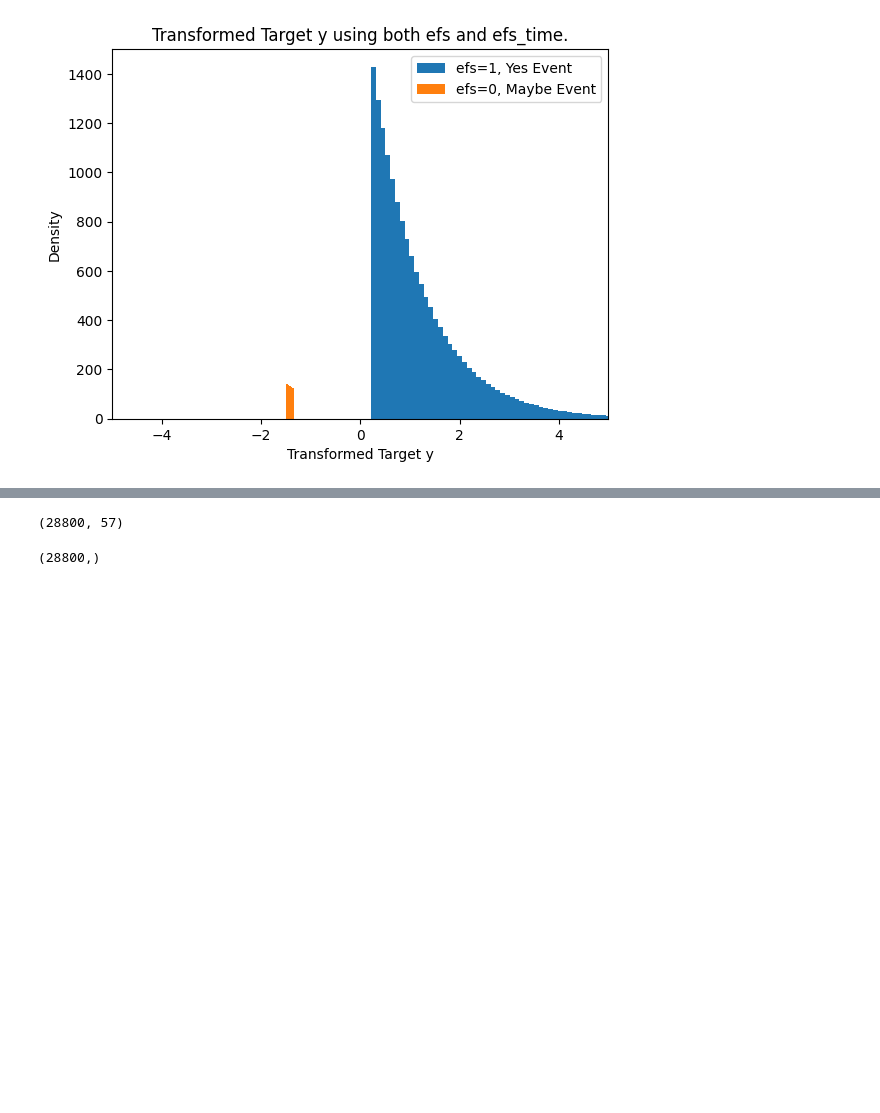
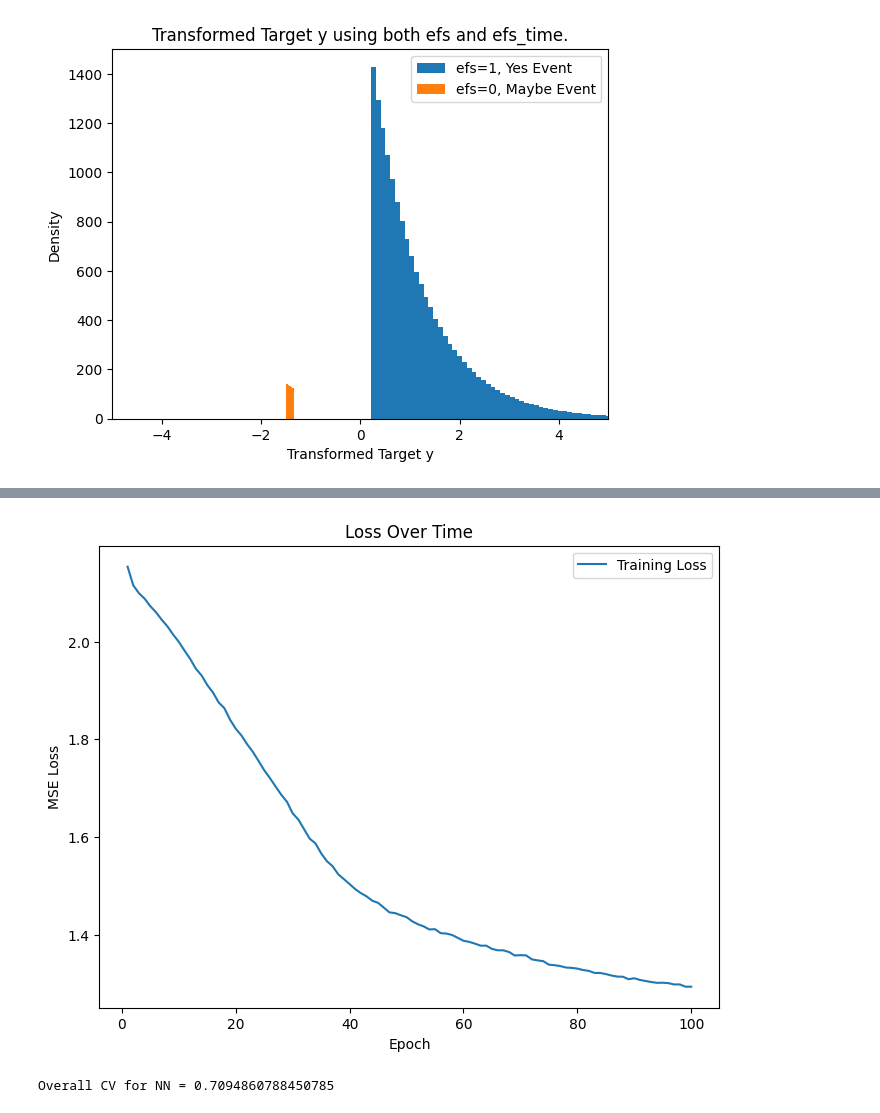
Before and after one commit to kvktran2812/kaggle_cibmtr, a Jupyter notebook: neural_nerwork.ipynb, the cells around one changed output, grey strips where cells are left out. Drawn from its saved outputs; the diff is of its cells as text; code cells hidden in the pictures; blank space fills up the shorter version.

Commit message:
update neural network

```diff
--- a/neural_nerwork.ipynb
+++ b/neural_nerwork.ipynb
@@ -172,3 +156,20 @@ def train_model(model, train_loader, optimizer, num_epochs=10, verbose=True):
             print(f"Epoch [{epoch+1}/{num_epochs}], Loss: {avg_loss:.4f}")
 
     return loss_history
+# %%
+X = train.drop(columns=RMV).copy()
+y = train[["y"]].copy()
+
+tensor_x = torch.tensor(X.to_numpy(), dtype=torch.float32)
+tensor_y = torch.tensor(y.to_numpy(), dtype=torch.float32)
+
+train_dataset = TensorDataset(tensor_x, tensor_y)
+train_loader = DataLoader(train_dataset, batch_size=16, shuffle=True)
+
+model = NeuralNetwork(input_dim=tensor_x.shape[1])
+model.to("cuda")
+
+criterion = nn.MSELoss()
+optimizer = torch.optim.Adam(model.parameters(), lr=0.0001)
+
+loss_history = train_model(model, train_loader, optimizer, num_epochs=100)
@@ -252,23 +253,22 @@ Epoch [2/5], Loss: 2.1124
 # %%
-Plot training loss
+# Plot training loss
 plt.figure(figsize=(8, 6))
-plt.plot(range(1, 50+1), loss_history, label='Training Loss')
+plt.plot(range(1, n_epochs+1), loss_history, label='Training Loss')
 plt.xlabel('Epoch')
 plt.ylabel('MSE Loss')
 plt.title('Loss Over Time')
 plt.legend()
 plt.show()
+# %% [output]
+[figure, added]
 # %%
 y_true = train_df[["ID","efs","efs_time","race_group"]].copy()
 y_pred = train_df[["ID"]].copy()
-y_pred["prediction"] = risk_score
+model.eval()
+prediction = model(tensor_x.to("cuda"))
+prediction = prediction.cpu().detach().numpy().flatten()f95
+y_pred["prediction"] = prediction
 m = score(y_true.copy(), y_pred.copy(), "ID")
 print(f"\nOverall CV for NN =",m)
+# %% [output]
+Overall CV for NN = 0.7094860788450785
-# %%
-train.drop(columns=RMV).values.shape
-# %% [output]
-(28800, 57)
-# %%
-oof_nn.shape
-# %% [output]
-(28800,)
```
Also changed, not shown: parts of 4 cells of this notebook.
